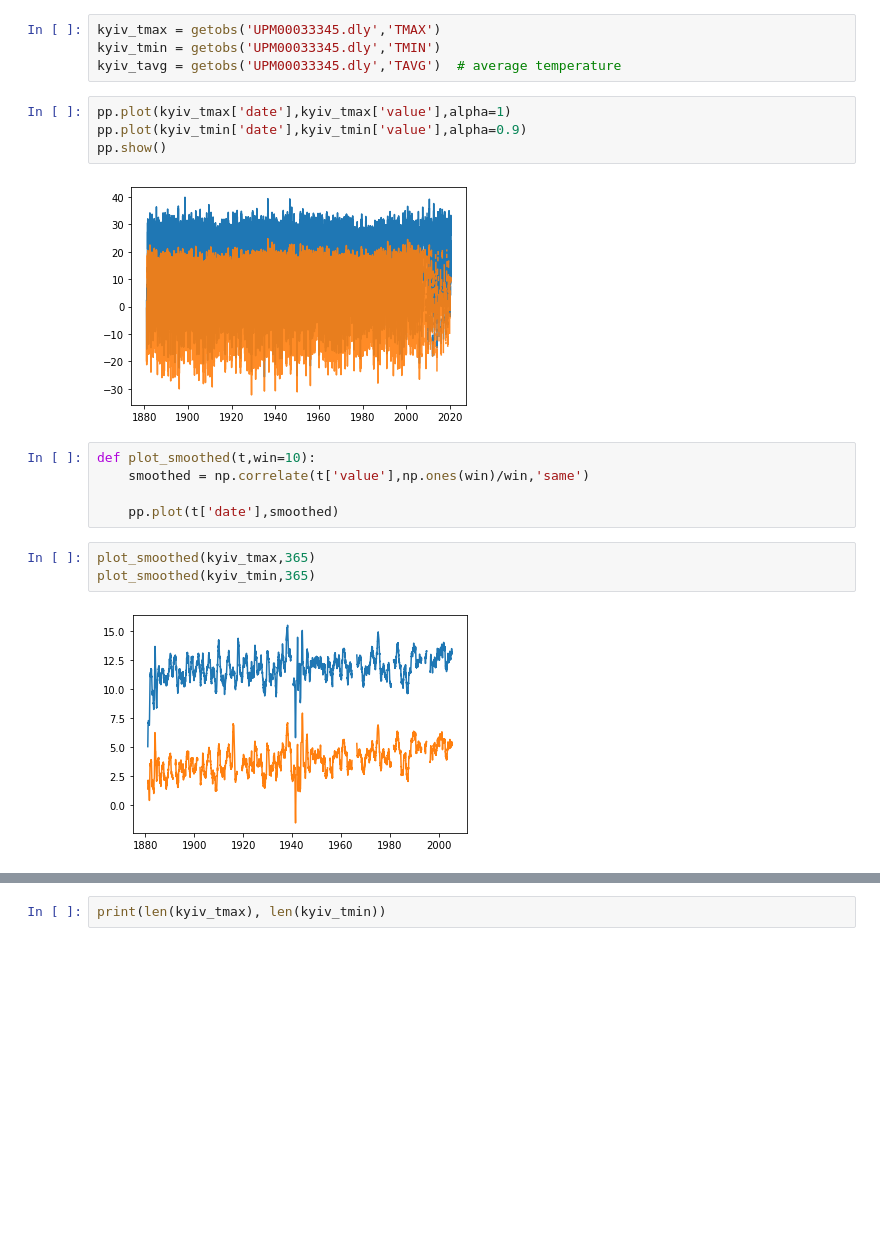
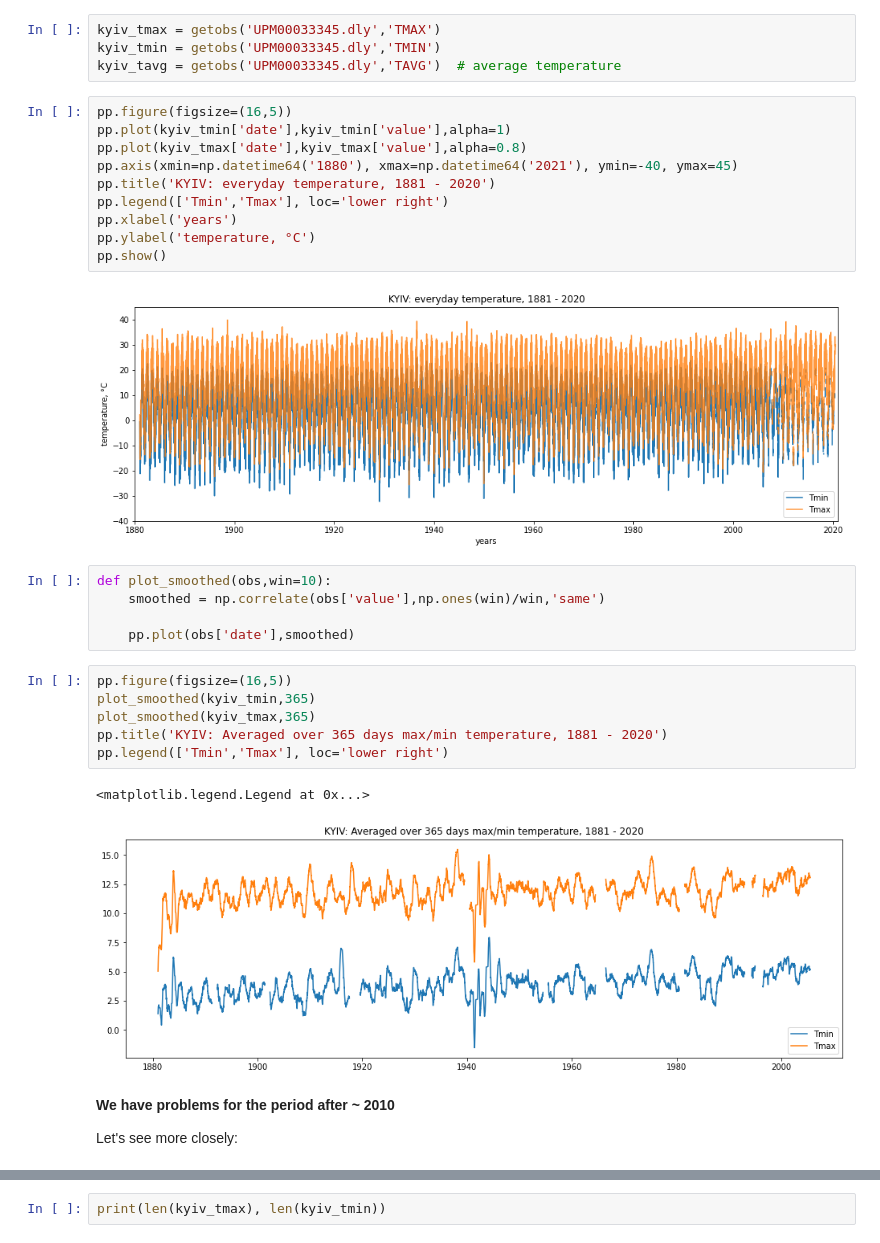
Before and after one commit to andr-nau/weather_history, a Jupyter notebook: weather_project.ipynb, the cells around one changed output, grey strips where cells are left out. Cells and saved outputs as stored; diff of their text form; blank space fills up the shorter version.

```diff
--- a/weather_project.ipynb
+++ b/weather_project.ipynb
@@ -124,19 +124,33 @@ def getobs(filename,obs):
 kyiv_tmax = getobs('UPM00033345.dly','TMAX')
 kyiv_tmin = getobs('UPM00033345.dly','TMIN')
 kyiv_tavg = getobs('UPM00033345.dly','TAVG')  # average temperature
-# %%
-pp.plot(kyiv_tmax['date'],kyiv_tmax['value'],alpha=1)
-pp.plot(kyiv_tmin['date'],kyiv_tmin['value'],alpha=0.9)
-pp.show()
-# %% [output]
-[figure, removed]
+# %%
+pp.figure(figsize=(16,5))
+pp.plot(kyiv_tmin['date'],kyiv_tmin['value'],alpha=1)
+pp.plot(kyiv_tmax['date'],kyiv_tmax['value'],alpha=0.8)
+pp.axis(xmin=np.datetime64('1880'), xmax=np.datetime64('2021'), ymin=-40, ymax=45)
+pp.title('KYIV: everyday temperature, 1881 - 2020')
+pp.legend(['Tmin','Tmax'], loc='lower right')
+pp.xlabel('years')
+pp.ylabel('temperature, °C')
+pp.show()
+# %% [output]
+[figure, added]
 # %%
-def plot_smoothed(t,win=10):
-    smoothed = np.correlate(t['value'],np.ones(win)/win,'same')
+def plot_smoothed(obs,win=10):
+    smoothed = np.correlate(obs['value'],np.ones(win)/win,'same')
 
-    pp.plot(t['date'],smoothed)
+    pp.plot(obs['date'],smoothed)
-# %%
-plot_smoothed(kyiv_tmax,365)
-plot_smoothed(kyiv_tmin,365)
-# %% [output]
-[figure, removed]
+# %%
+pp.figure(figsize=(16,5))
+plot_smoothed(kyiv_tmin,365)
+plot_smoothed(kyiv_tmax,365)
+pp.title('KYIV: Averaged over 365 days max/min temperature, 1881 - 2020')
+pp.legend(['Tmin','Tmax'], loc='lower right')
+# %% [output]
+<matplotlib.legend.Legend at 0x...>
+[figure, added]
+# %% [markdown]
+__We have problems for the period after ~ 2010__
+
+Let's see more closely:
```
Also changed, not shown: parts of 47 cells of this notebook.
